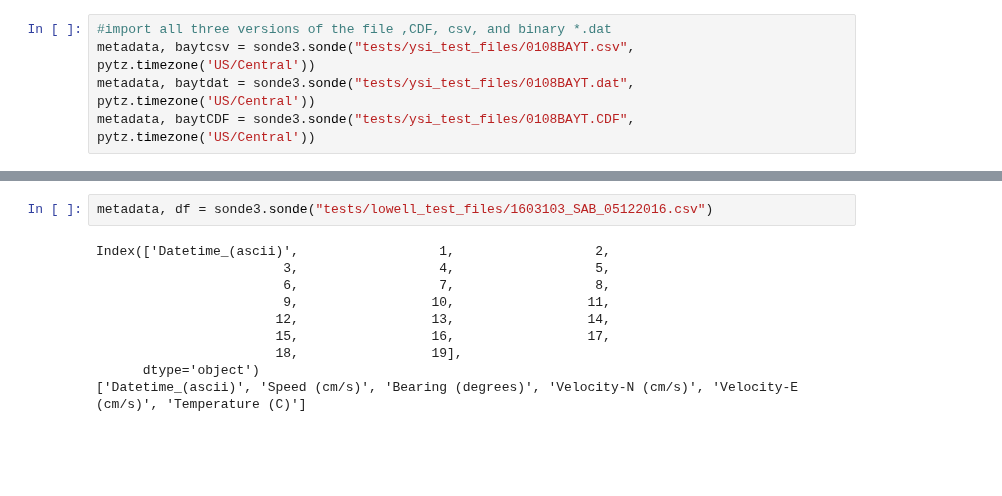
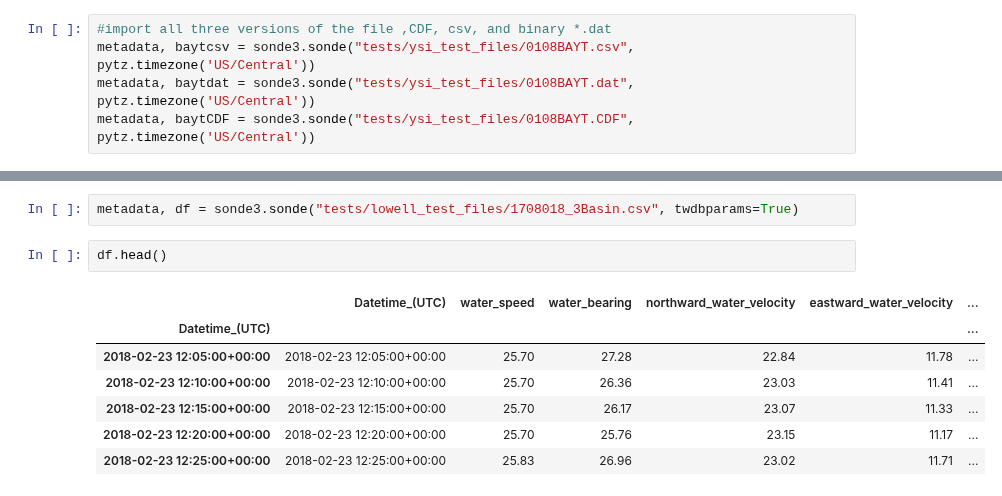
Before and after one commit to kimia-karimi/sonde3, a Jupyter notebook: index.ipynb, the cells around one changed output, grey strips where cells are left out. Cells and saved outputs as stored; diff of their text form; blank space fills up the shorter version.

Commit message:
lowell fix

```diff
--- a/index.ipynb
+++ b/index.ipynb
@@ -332,14 +322,14 @@ pandas.concat([baytCDF.iloc[0:1], baytdat.iloc[0:1], baytcsv.iloc[0:1] , \
 | 2008-03-13 19:00:33+00:00 | 2008-03-13 19:00:33+00:00 | 22.510376 | -0.0 | -0.0 | 104.284668 | ... |
 | 2008-03-13 19:00:00+00:00 | 2008-03-13 19:00:00+00:00 | 22.510000 | 0.0 | -0.0 | 104.300000 | ... |
 # %%
-metadata, df = sonde3.sonde("tests/lowell_test_files/1603103_SAB_05122016.csv")
+metadata, df = sonde3.sonde("tests/lowell_test_files/1708018_3Basin.csv", twdbparams=True)
-# %% [output]
-Index(['Datetime_(ascii)',                  1,                  2,
-                        3,                  4,                  5,
-                        6,                  7,                  8,
-                        9,                 10,                 11,
-                       12,                 13,                 14,
-                       15,                 16,                 17,
-                       18,                 19],
-      dtype='object')
-['Datetime_(ascii)', 'Speed (cm/s)', 'Bearing (degrees)', 'Velocity-N (cm/s)', 'Velocity-E (cm/s)', 'Temperature (C)']
+# %%
+df.head()
+# %% [output]
+|  | Datetime_(UTC) | water_speed | water_bearing | northward_water_velocity | eastward_water_velocity | ... |
+| Datetime_(UTC) |  |  |  |  |  | ... |
+| 2018-02-23 12:05:00+00:00 | 2018-02-23 12:05:00+00:00 | 25.70 | 27.28 | 22.84 | 11.78 | ... |
+| 2018-02-23 12:10:00+00:00 | 2018-02-23 12:10:00+00:00 | 25.70 | 26.36 | 23.03 | 11.41 | ... |
+| 2018-02-23 12:15:00+00:00 | 2018-02-23 12:15:00+00:00 | 25.70 | 26.17 | 23.07 | 11.33 | ... |
+| 2018-02-23 12:20:00+00:00 | 2018-02-23 12:20:00+00:00 | 25.70 | 25.76 | 23.15 | 11.17 | ... |
+| 2018-02-23 12:25:00+00:00 | 2018-02-23 12:25:00+00:00 | 25.83 | 26.96 | 23.02 | 11.71 | ... |
```
Also changed, not shown: parts of 3 cells of this notebook, 2 other files.
